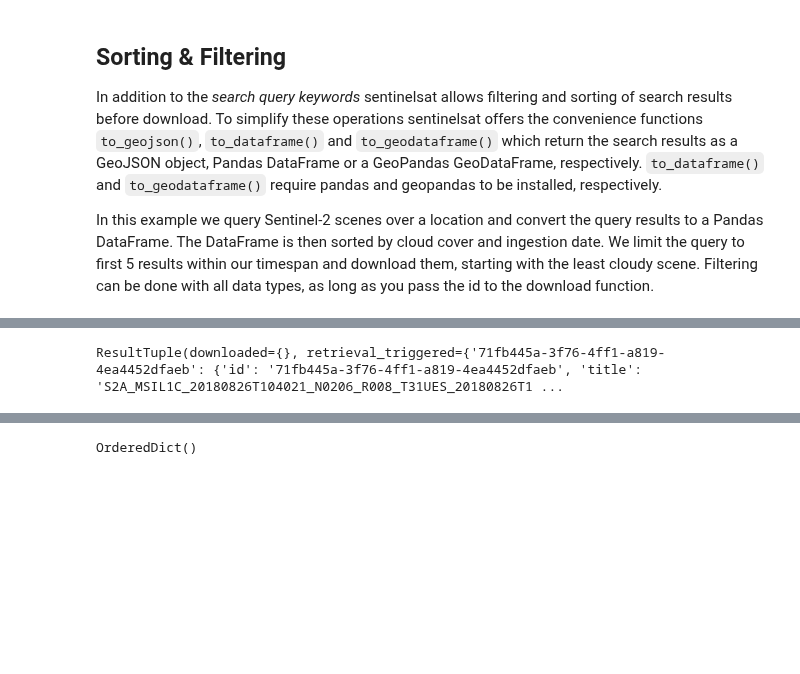
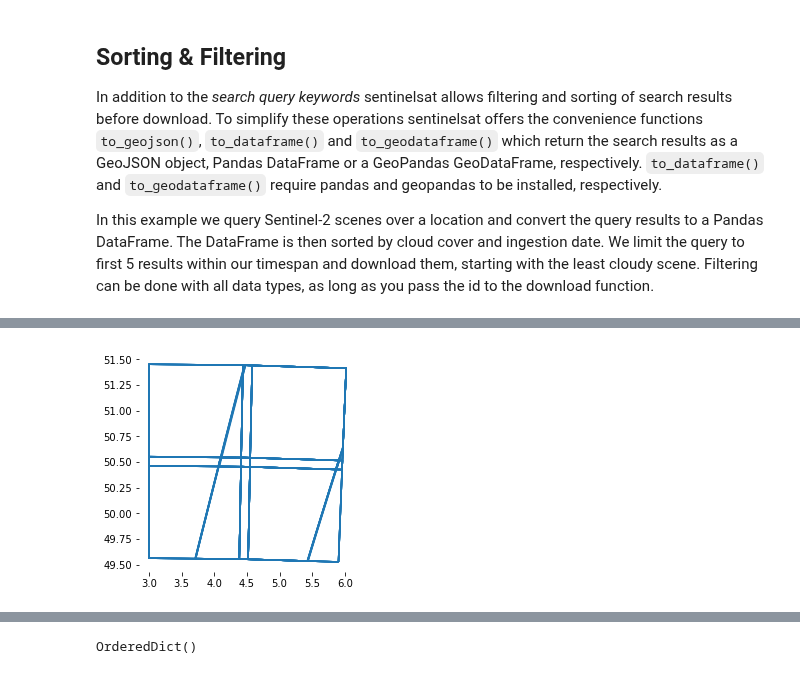
Before and after one commit to nicolasdeffense/eo-toolbox, a Jupyter notebook: notebooks/2_EO_data_download/download_images.ipynb, the cells around one changed output, grey strips where cells are left out. Saved outputs shown, nothing was run; the diff lists cells and outputs as text; code cells hidden in the pictures; blank space fills up the shorter version.

Commit message:
sentinelsat

```diff
--- a/notebooks/2_EO_data_download/download_images.ipynb
+++ b/notebooks/2_EO_data_download/download_images.ipynb
@@ -34,22 +52,8 @@ Path(roi_path).mkdir(parents=True, exist_ok=True)
 # %%
-roi_file      = f'{roi_path}extent_roi_32631.shp'
-roi_file_json = f'{roi_path}extent_roi_4326.geojson'
-
-print(f'ROI file : {roi_file}')
-
-# Convert to WGS 84 if needed
-
-roi_gdf = gpd.read_file(roi_file)
-
 if roi_gdf.crs != 'epsg:4326':
     print(f'Old CRS : {roi_gdf.crs}')
 
     roi_gdf = roi_gdf.to_crs('epsg:4326')
 
     print((f'New CRS : {roi_gdf.crs}'))
-
-
-# Write ROI file in GeoJSON format
-
-roi_gdf.to_file(roi_file_json,  driver='GeoJSON')
 # %% [output]
@@ -68,7 +79,7 @@ password = 'lbrat2104'
 
 # Connect to the API
 
-api = SentinelAPI(user, password)
+api = SentinelAPI(user, password, 'https://apihub.copernicus.eu/apihub')
 # %% [markdown]
 ## Sorting & Filtering
 
@@ -76,16 +87,20 @@ In addition to the *search query keywords* sentinelsat allows filtering and sort
 
 In this example we query Sentinel-2 scenes over a location and convert the query results to a Pandas DataFrame. The DataFrame is then sorted by cloud cover and ingestion date. We limit the query to first 5 results within our timespan and download them, starting with the least cloudy scene. Filtering can be done with all data types, as long as you pass the id to the download function.
 # %%
-start_date    = date(2018, 8, 25)
-end_date      = date(2018, 8, 27)
+start_date    = date(2021, 10, 1)
+end_date      = date(2021, 11, 30)
 
 dates = (start_date, end_date)
 
 platform_name = 'Sentinel-2'
 
 # Sentinel-2
-s2_level      = 'Level-1C'
-product_type  = 'S2MSI1C'
+#s2_level      = 'Level-1C'
+#product_type  = 'S2MSI1C'
+
+s2_level      = 'Level-2A'
+product_type  = 'S2MSI2A'
+
 cloud_cover   = (0,90)
 s2_tile       = '31UFS'
 
@@ -136,8 +136,10 @@ Name: filename, dtype: object
-# %%
-# download sorted and reduced products
-
-api.download_all(products_df_sorted.index)
-
-#api.download_all(['96b88d4d-216d-4451-a7f5-038296e58034	'])
-# %% [output]
-ResultTuple(downloaded={}, retrieval_triggered={'71fb445a-3f76-4ff1-a819-4ea4452dfaeb': {'id': '71fb445a-3f76-4ff1-a819-4ea4452dfaeb', 'title': 'S2A_MSIL1C_20180826T104021_N0206_R008_T31UES_20180826T1 ...
+# %%
+products_gdf = api.to_geodataframe(products)
+
+fig, ax = plt.subplots(1, 1)
+
+products_gdf.boundary.plot(ax=ax)
+
+plt.box(False)
+# %% [output]
+[figure, added]
```
Also changed, not shown: parts of 16 cells of this notebook, 1 other file.
